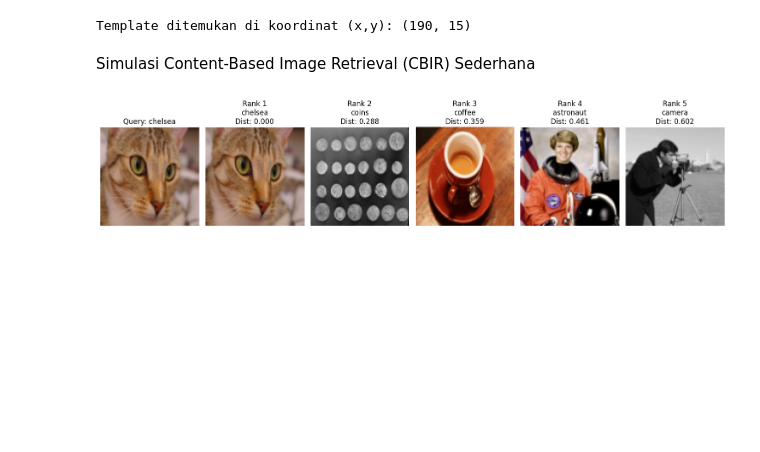
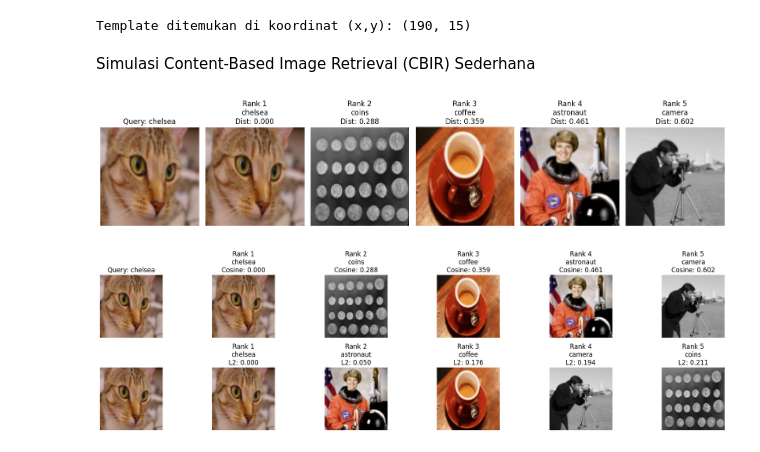
Before and after one commit to IlhamIndraAtmaja/Matkul-Pengolahan-Citra, a Jupyter notebook: JOBSHEET 05.ipynb, the cells around one changed output. Cells and saved outputs as stored; diff of their text form; code cells hidden in the pictures; blank space fills up the shorter version.

```diff
--- a/JOBSHEET 05.ipynb
+++ b/JOBSHEET 05.ipynb
@@ -221,3 +221,72 @@ plt.tight_layout()
 plt.show()
 # %% [output]
 [figure]
+# %%
+import numpy as np
+import matplotlib.pyplot as plt
+from skimage import data, color, transform, img_as_float
+from scipy.spatial import distance
+
+def calculate_rgb_histogram(image, bins=16):
+    from skimage import img_as_ubyte
+    if image.dtype == float:
+        image = img_as_ubyte(image)
+    hist_r, _ = np.histogram(image[:,:,0].ravel(), bins=bins, range=(0, 256))
+    hist_g, _ = np.histogram(image[:,:,1].ravel(), bins=bins, range=(0, 256))
+    hist_b, _ = np.histogram(image[:,:,2].ravel(), bins=bins, range=(0, 256))
+    hist_combined = np.concatenate((hist_r, hist_g, hist_b)).astype(float)
+    hist_combined /= hist_combined.sum() if hist_combined.sum() != 0 else 1
+    return hist_combined
+
+def calculate_rgb_mean(image):
+    return image.reshape(-1, 3).mean(axis=0)
+
+image_db_names = ["astronaut", "camera", "coffee", "coins", "chelsea"]
+database_images = []
+database_hists = []
+database_means = []
+
+for name in image_db_names:
+    img = getattr(data, name)()
+    if img.ndim == 2:
+        img = color.gray2rgb(img)
+    img_resized = transform.resize(img, (100, 100), anti_aliasing=True)
+    database_images.append(img_resized)
+    database_hists.append(calculate_rgb_histogram(img_resized))
+    database_means.append(calculate_rgb_mean(img_resized))
+
+query_index = image_db_names.index("chelsea")
+query_image = database_images[query_index]
+query_hist = database_hists[query_index]
+query_mean = database_means[query_index]
+
+hist_distances = [distance.cosine(query_hist, hist) for hist in database_hists]
+hist_sorted_indices = np.argsort(hist_distances)
+
+mean_distances = [distance.euclidean(query_mean, mean) for mean in database_means]
+mean_sorted_indices = np.argsort(mean_distances)
+
+fig, axes = plt.subplots(2, len(database_images) + 1, figsize=(18, 5))
+axes[0, 0].imshow(query_image)
+axes[0, 0].set_title("Query: chelsea")
+axes[0, 0].axis('off')
+axes[1, 0].imshow(query_image)
+axes[1, 0].axis('off')
+
+for i in range(len(database_images)):
+    idx_hist = hist_sorted_indices[i]
+    axes[0, i + 1].imshow(database_images[idx_hist])
+    axes[0, i + 1].set_title(f"Rank {i+1}\n{image_db_names[idx_hist]}\nCosine: {hist_distances[idx_hist]:.3f}")
+    axes[0, i + 1].axis('off')
+
+    idx_mean = mean_sorted_indices[i]
+    axes[1, i + 1].imshow(database_images[idx_mean])
+    axes[1, i + 1].set_title(f"Rank {i+1}\n{image_db_names[idx_mean]}\nL2: {mean_distances[idx_mean]:.3f}")
+    axes[1, i + 1].axis('off')
+
+axes[0, 0].set_ylabel("Histogram")
+axes[1, 0].set_ylabel("Mean RGB")
+plt.tight_layout()
+plt.show()
+# %% [output]
+[figure, added]
```
Also changed, not shown: parts of 1 cell of this notebook.
